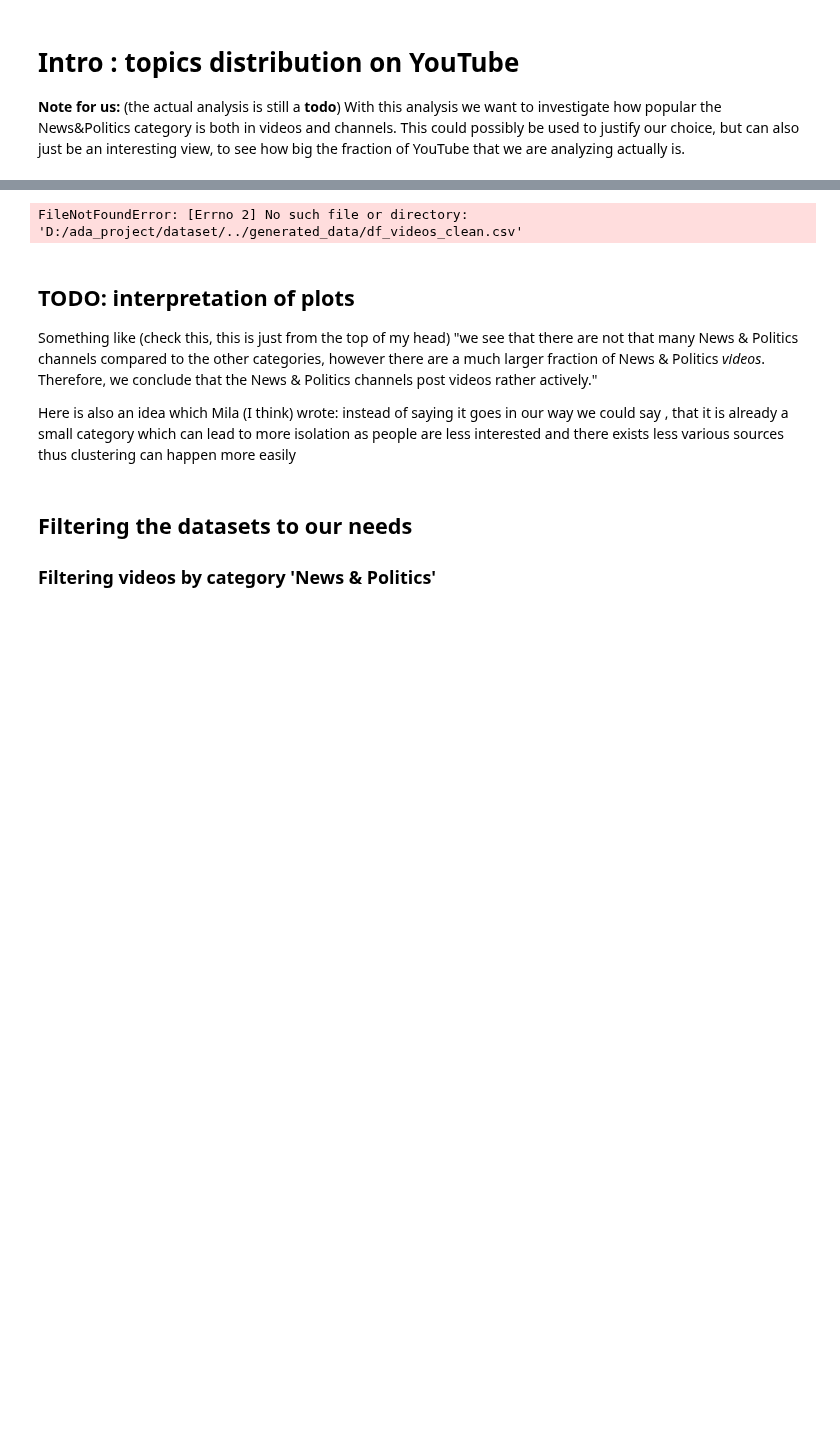
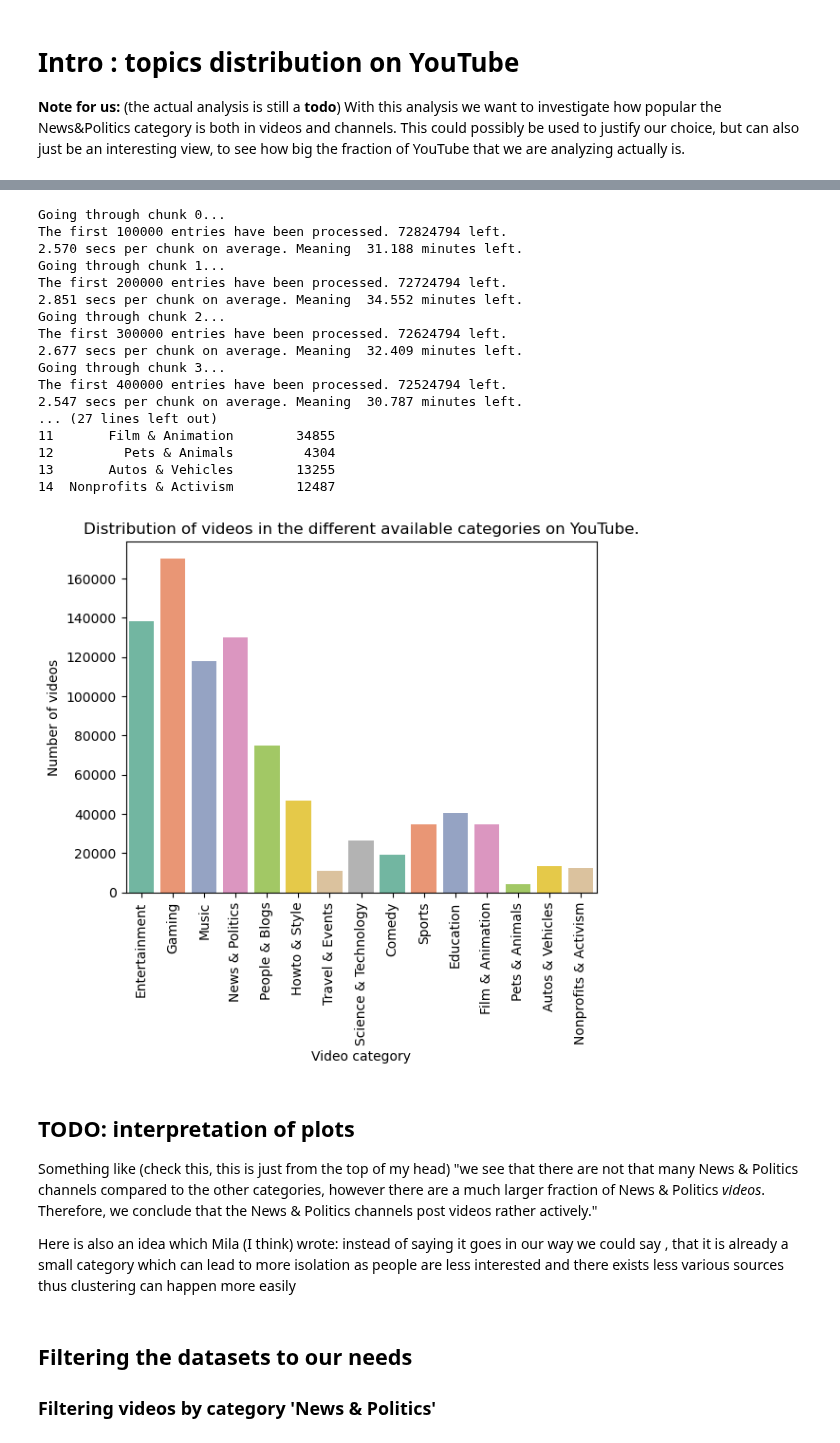
Before and after one commit to epfl-ada/ada-2024-project-thedataminions, a Jupyter notebook: analysis/analysis.ipynb, the cells around one changed output, grey strips where cells are left out. Drawn from its saved outputs; the diff is of its cells as text; code cells hidden in the pictures; blank space fills up the shorter version.

```diff
--- a/analysis/analysis.ipynb
+++ b/analysis/analysis.ipynb
@@ -25,10 +25,10 @@ importlib.reload(dp)  # this makes it so that
 
 # when adding your own path, don't remove the existing path, just comment it
 # in this way, everyone can quickly uncomment their own path
-#dataset_root_path = "/media/andreas/Backup Plus/Ada/youniverse_dataset/"   #andreas
+dataset_root_path = "/media/andreas/Backup Plus/Ada/youniverse_dataset/"   #andreas
 #dataset_root_path = "D:/ada_project/dataset/"                                    #mila
 # dataset_root_path = "/Volumes/DISQUE_SAUVEGARDE_MANON_LANDRIEUX/dataset/"  #manon
-dataset_root_path = "/Volumes/Backup/Youniverse_dataset/" #Lou-Anne
+# dataset_root_path = "/Volumes/Backup/Youniverse_dataset/" #Lou-Anne
 # %% [markdown]
 # Preprocessing
 
@@ -132,0 +165,13 @@ except FileNotFoundError:  # if the file is not found...
+# %%
+# get the entries of the video dataframe which have a NaN value, empty string or space in any column
+
+nans_empty_space_videos_filepath = dataset_root_path + "../generated_data/nan_empty_space_rows_in_video_dataset.csv"  # path to file with nans in video dataset
+
+try:  # try to read the data from file
+    df_nans_empty_space_in_videos = pd.read_csv(nans_empty_space_videos_filepath)
+except FileNotFoundError:  # if the file is not found...
+    # ... then generate the file
+    df_nans_empty_space_in_videos = dp.run_simple_function_on_chunks_concat(videos_in_chunks(),
+                                                                            lambda x: dp.get_na_empty_space_entries(x, "any", reverse=False),
+                                                                            print_time=False)
+    df_nans_empty_space_in_videos.to_csv(nans_empty_space_videos_filepath, index=False)
@@ -450,35 +518,52 @@ def count_videos_by_category(chunk):
 videos_by_category_filepath = dataset_root_path + "../generated_data/video_count_by_category.csv"
 
 try:  # try to read the data from file
     videos_per_category_counts_total = pd.read_csv(videos_by_category_filepath)
     print("Data read from file")
 except FileNotFoundError:  # otherwise, generate it and save
 
     # Apply the function to all chunks and get the results concatenated
     videos_per_category_counts_per_chunk = dp.run_simple_function_on_chunks_concat(
         videos_in_chunks_clean(chunksize=100000),
         count_videos_by_category,
         print_time=(100000, 72924794)
         )
 
     # Sum the counts across all chunks to get the total count of videos per category
     videos_per_category_counts_total = videos_per_category_counts_per_chunk.sum().to_frame(name='total_count').reset_index()
     videos_per_category_counts_total.columns = ['category', 'total_count']
 
-    videos_per_category_counts_total.to_csv()  # save the created dataframe so we don't have to generate it again
+    videos_per_category_counts_total.to_csv(videos_by_category_filepath,)  # save the created dataframe so we don't have to generate it again
 
 
 # Display the final distribution
 print(videos_per_category_counts_total)
 
 ax = sns.barplot(x="category", y="total_count", hue='category', legend=False, data=videos_per_category_counts_total, palette='Set2')
 plt.xticks(rotation=90)
 plt.title("Distribution of videos in the different available categories on YouTube.")
 plt.xlabel("Video category")
 plt.ylabel("Number of videos")
 plt.show()
 # %% [output]
-FileNotFoundError: [Errno 2] No such file or directory: 'D:/ada_project/dataset/../generated_data/df_videos_clean.csv'
+Going through chunk 0...
+The first 100000 entries have been processed. 72824794 left.
+2.570 secs per chunk on average. Meaning  31.188 minutes left.
+Going through chunk 1...
+The first 200000 entries have been processed. 72724794 left.
+2.851 secs per chunk on average. Meaning  34.552 minutes left.
+Going through chunk 2...
+The first 300000 entries have been processed. 72624794 left.
+2.677 secs per chunk on average. Meaning  32.409 minutes left.
+Going through chunk 3...
+The first 400000 entries have been processed. 72524794 left.
+2.547 secs per chunk on average. Meaning  30.787 minutes left.
+... (27 lines left out)
+11       Film & Animation        34855
+12         Pets & Animals         4304
+13       Autos & Vehicles        13255
+14  Nonprofits & Activism        12487
+[figure, added]
 # %% [markdown]
 ## TODO: interpretation of plots
 
```
Also changed, not shown: parts of 34 cells of this notebook, 1 other file.
